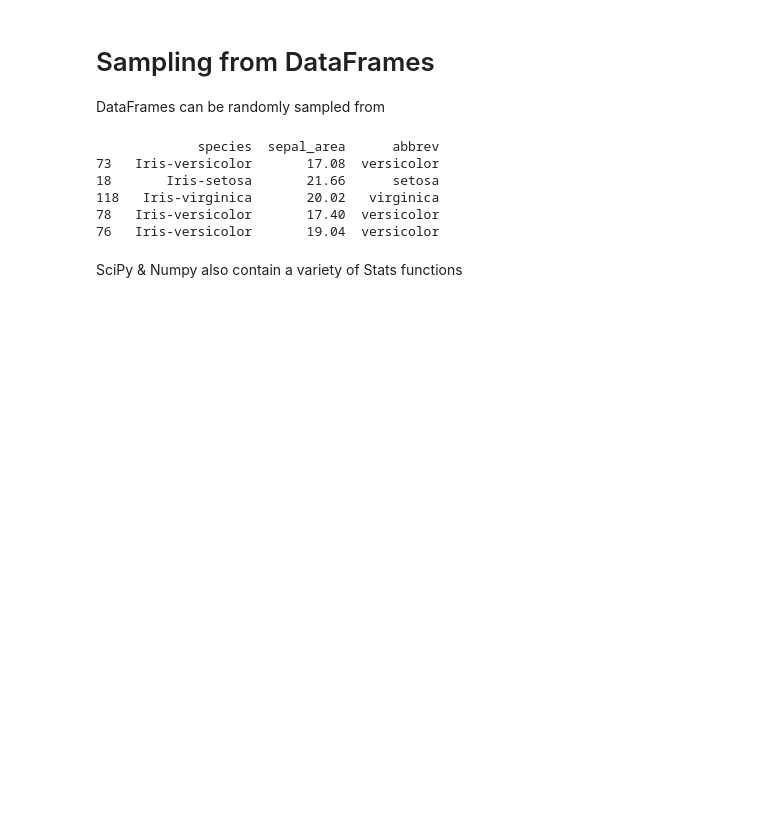
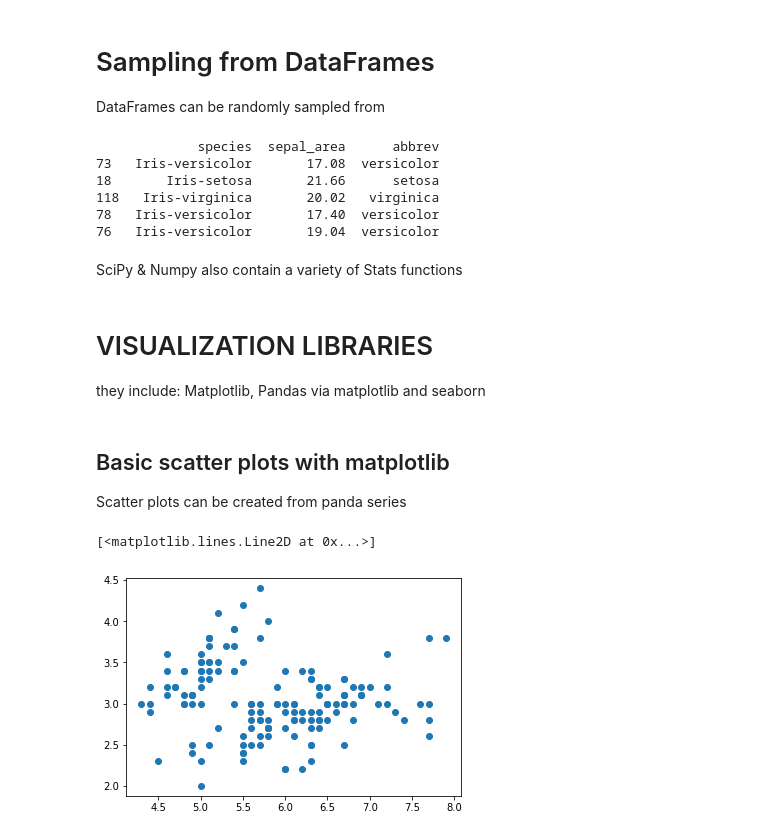
Before and after one commit to Python-4-DS/Python4ds_cohort-1, a Jupyter notebook: Machine Learning/Pandas Review.ipynb, the cells around one changed output. Cells and saved outputs as stored; diff of their text form; code cells hidden in the pictures; blank space fills up the shorter version.

Commit message:
Matplotlib Review

```diff
--- a/Machine Learning/Pandas Review.ipynb
+++ b/Machine Learning/Pandas Review.ipynb
@@ -333,3 +339,16 @@ print(sample.iloc[:,-3:])
 76   Iris-versicolor       19.04  versicolor
 # %% [markdown]
 SciPy & Numpy also contain a variety of Stats functions
+# %% [markdown]
+# VISUALIZATION LIBRARIES
+
+they include: Matplotlib, Pandas via matplotlib and seaborn
+# %% [markdown]
+## Basic scatter plots with matplotlib
+Scatter plots can be created from panda series
+# %%
+import matplotlib.pyplot as plt
+plt.plot(data.sepal_length, data.sepal_width, ls='', marker='o')
+# %% [output]
+[<matplotlib.lines.Line2D at 0x...>]
+[figure, added]
```
Also changed, not shown: parts of 13 cells of this notebook, 2 other files.
